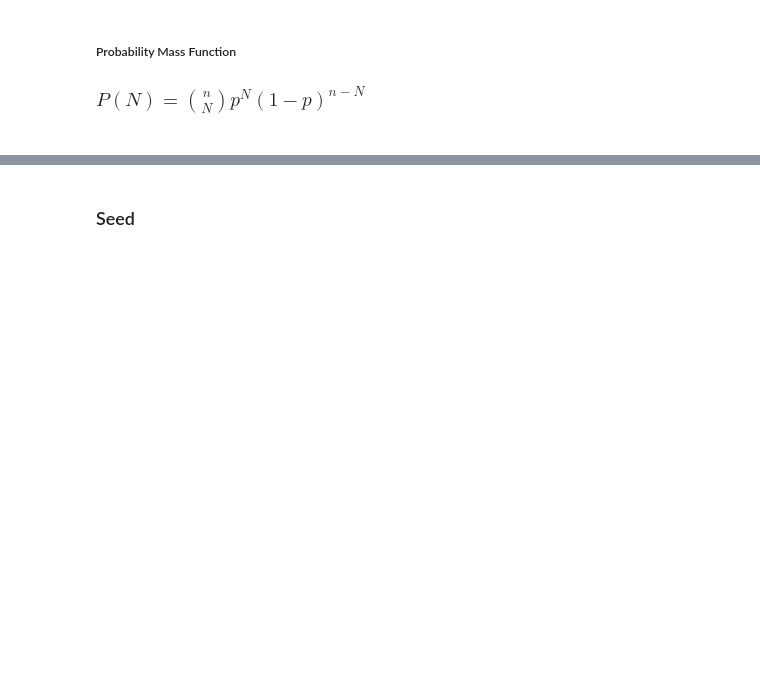
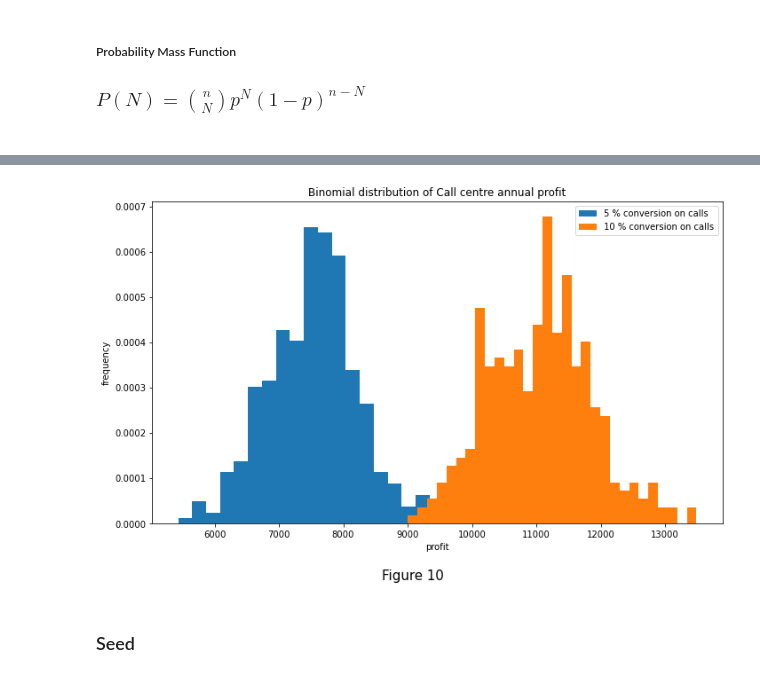
Before and after one commit to CiaranMoran27/numpy.random, a Jupyter notebook: numpy-random.ipynb, the cells around one changed output, grey strips where cells are left out. Cells and saved outputs as stored; diff of their text form; code cells hidden in the pictures; blank space fills up the shorter version.

Commit message:
Updated Binomial dist: Modelling Real World Data added

```diff
--- a/numpy-random.ipynb
+++ b/numpy-random.ipynb
@@ -554,3 +573,32 @@ print('\n{}Trials = 10 for both sub plots, probability of success in each trial\
+# %%
+
+# Call Center Simulation
+def model_call_centre(p):
+    staff_count = 100
+    daily_wage = 100
+    daily_call_count = 100     # Number of  calls per employee
+    revenue_per_call = 35
+
+
+    # Binomial random variables of call center employees
+    array = [np.sum(rng.binomial(daily_call_count, p, size = staff_count)) for i in range(366)]
+    profit = np.array(array)*revenue_per_call - staff_count * daily_wage
+    return profit
+
+call_centre_worse = model_call_centre(p = 0.05)
+call_centre_better = model_call_centre(p = 0.06)
+
+Fig, ax = plt.subplots(figsize = (10, 6))
+ax.hist(call_centre_worse, bins = 20,  label = "5 % conversion on calls", density = True)
+ax.hist(call_centre_better, bins = 30, label = "10 % conversion on calls", density = True)
+plt.figtext(0.5, -0.05, 'Figure 10', wrap = True, horizontalalignment = 'center', fontsize = 15);
+ax.title.set_text('Binomial distribution of Call centre annual profit')
+ax.set_xlabel('profit')
+ax.set_ylabel('frequency')
+plt.legend()
+plt.tight_layout();
+# %% [output]
+[figure, added]
 # %% [markdown]
 ### Seed
 # %% [markdown]
```
Also changed, not shown: parts of 10 cells of this notebook.
